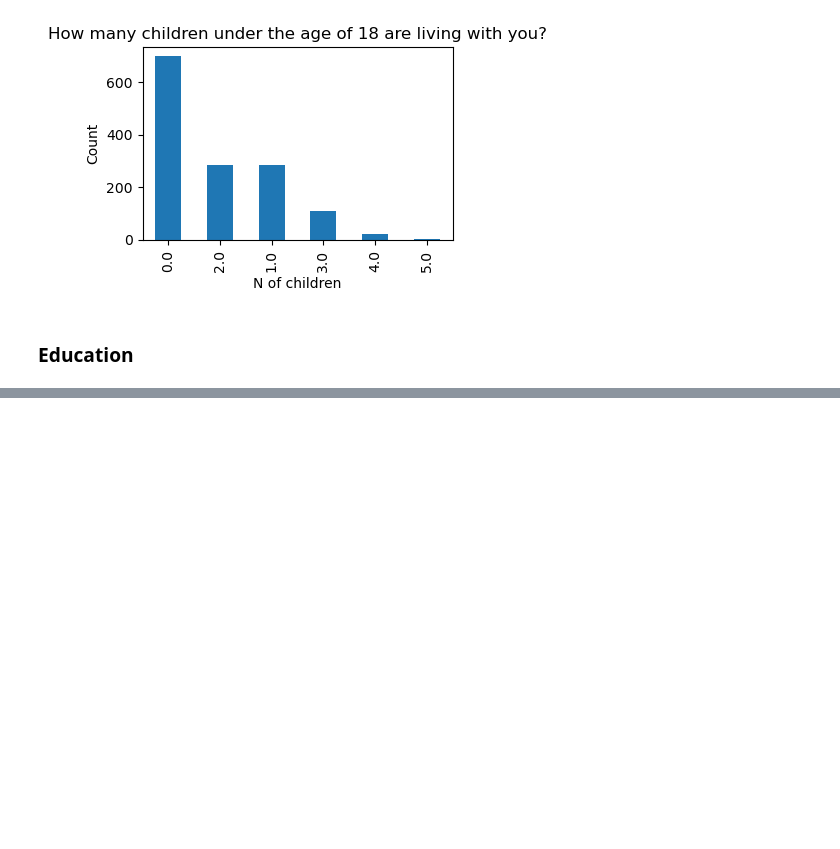
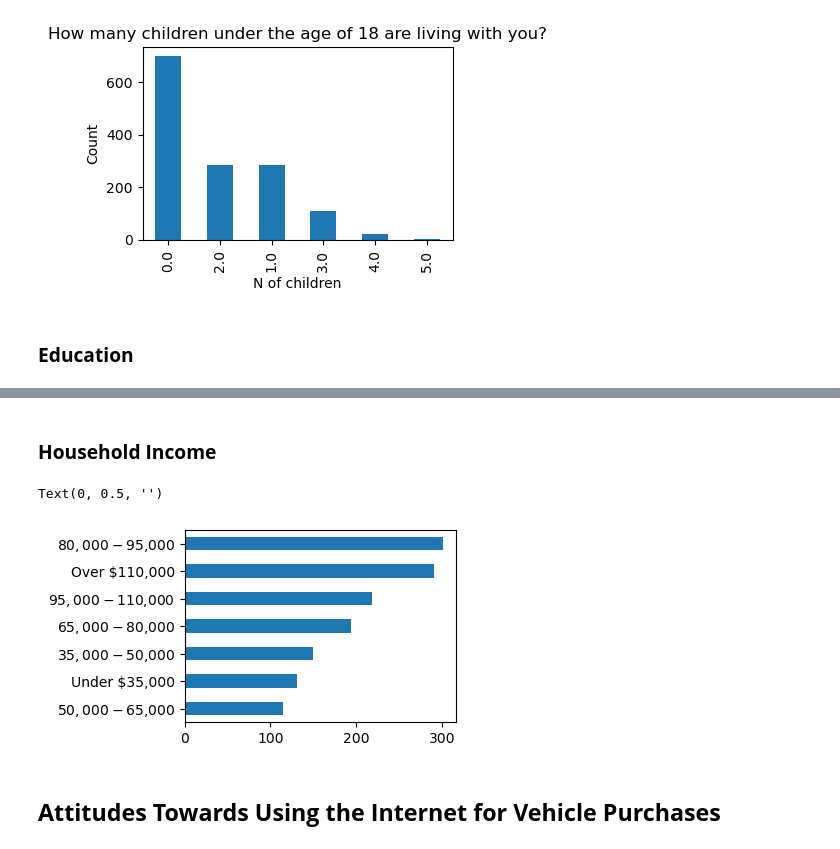
Before and after one commit to irinatenis/online-car-marketplace-survey-analysis, a Jupyter notebook: Analysis.ipynb, the cells around one changed output, grey strips where cells are left out. Saved outputs shown, nothing was run; the diff lists cells and outputs as text; code cells hidden in the pictures; blank space fills up the shorter version.

```diff
--- a/Analysis.ipynb
+++ b/Analysis.ipynb
@@ -210,0 +151,12 @@ CategoricalIndex(['Less than high school', 'Other', 'High school',
+# %% [markdown]
+### **Household Income**
+# %%
+income=df['What range indicates your total household income before taxes last year?'].value_counts().sort_values(ascending=True)
+plt.figure(figsize=(3.5, 2.5))  # Set the desired size
+income.plot(kind='barh')
+plt.ylabel('')
+# %% [output]
+Text(0, 0.5, '')
+[figure, added]
+# %% [markdown]
+## **Attitudes Towards Using the Internet for Vehicle Purchases**
```
Also changed, not shown: parts of 31 cells of this notebook, 3 other files.
